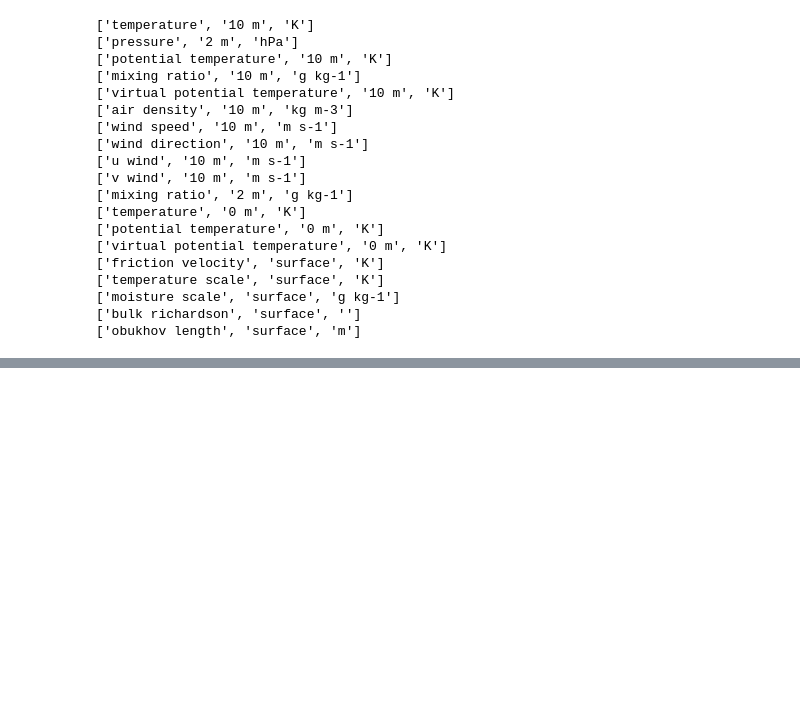
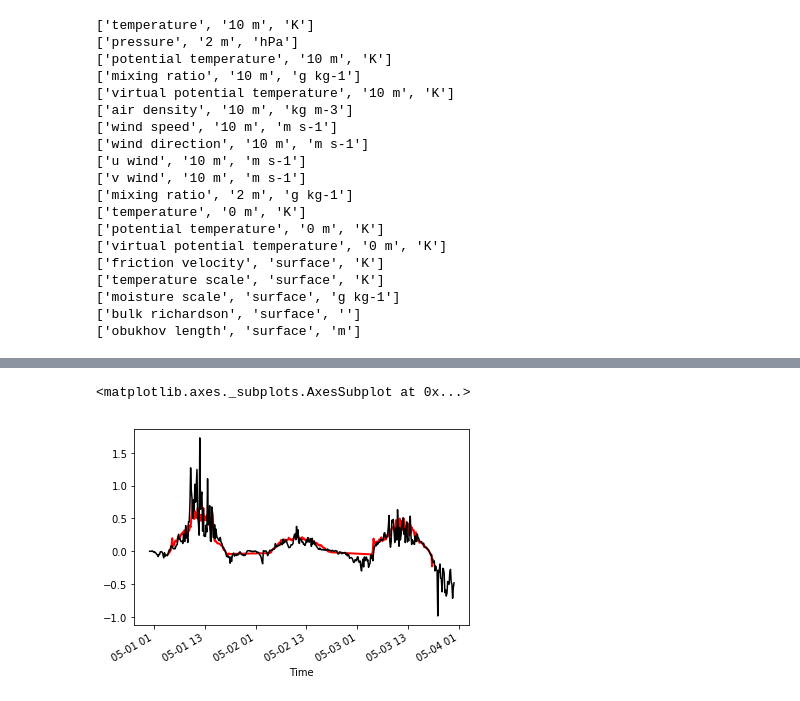
Before and after one commit to NCAR/mlsurfacelayer, a Jupyter notebook: notebooks/Cabauw_ML_Models.ipynb, the cells around one changed output, grey strips where cells are left out. Cells and saved outputs as stored; diff of their text form; code cells hidden in the pictures; blank space fills up the shorter version.

```diff
--- a/notebooks/Cabauw_ML_Models.ipynb
+++ b/notebooks/Cabauw_ML_Models.ipynb
@@ -149,0 +264,6 @@ np.count_nonzero(data["wind speed_10 m_m s-1"].values == 0)
+# %%
+rf_preds.loc["2014-05-01":"2014-05-03","moisture scale_surface_g kg-1"].plot(color="red", lw=2)
+test_data.loc["2014-05-01":"2014-05-03", "moisture scale_surface_g kg-1"].plot(color="k")
+# %% [output]
+<matplotlib.axes._subplots.AxesSubplot at 0x...>
+[figure, added]
```
Also changed, not shown: parts of 48 cells of this notebook, 3 other files.
